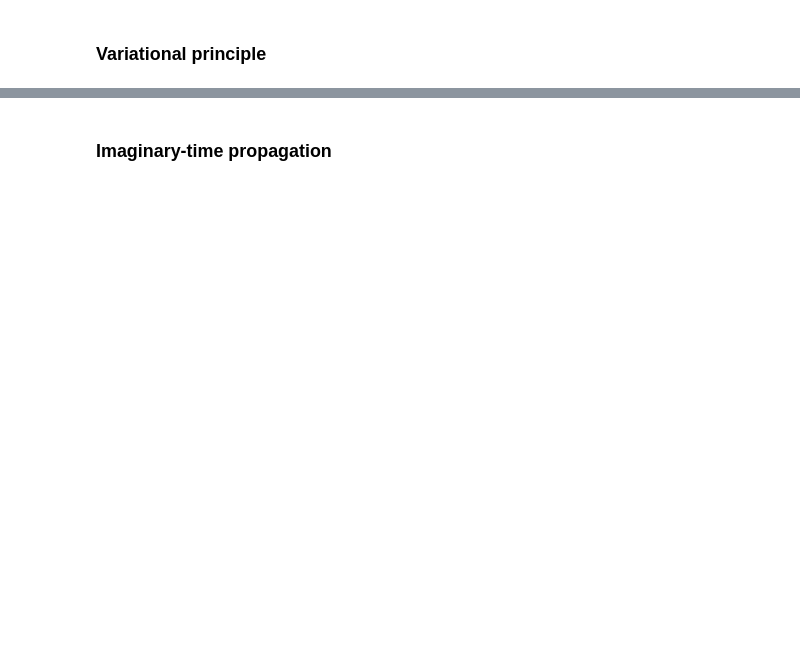
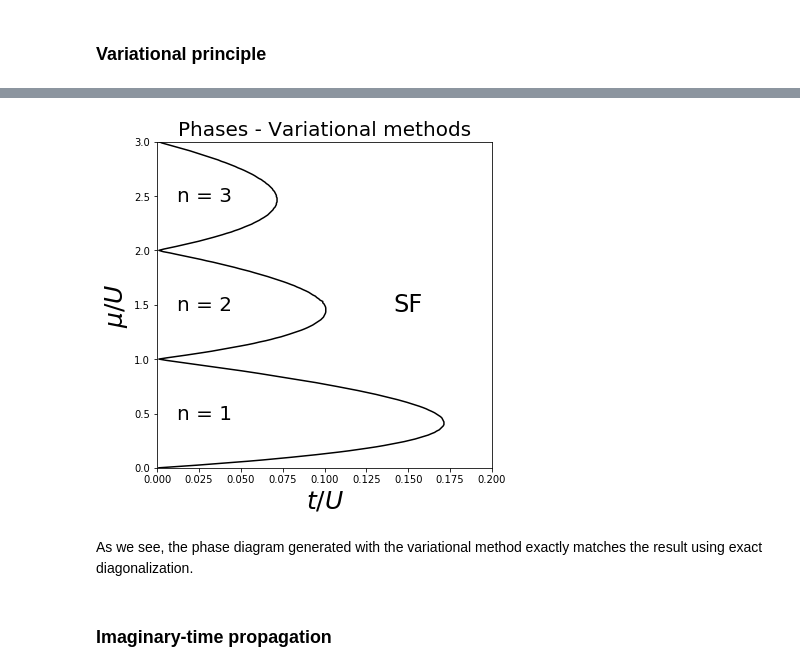
Before and after one commit to AlexanderHickey/PHYS581, a Jupyter notebook: Final project - Bose Hubbard/Final Project.ipynb, the cells around one changed output, grey strips where cells are left out. Saved outputs shown, nothing was run; the diff lists cells and outputs as text; code cells hidden in the pictures; blank space fills up the shorter version.

```diff
--- a/Final project - Bose Hubbard/Final Project.ipynb
+++ b/Final project - Bose Hubbard/Final Project.ipynb
@@ -139,2 +303,37 @@ $$| \phi_0 \rangle = \sum_{x=0}^N \beta_x | x \rangle.$$ Then $$\psi = \langle \
+# %%
+#Import module I wrote for variational calculations
+import variational
+
+#Count number of local CPUs
+NCPU = psutil.cpu_count()
+
+#Define list of chemical potentials to search over
+mulist = np.linspace(0.001,3.0,250)
+
+#Need to include this if statement for some reason...
+if __name__ == '__main__':
+
+    with Pool(NCPU) as p:
+
+        #Compute boundary points using exact diagonalization
+        bd = p.map(variational.bd, mulist)
+# %%
+plt.figure(figsize=(6,6))
+plt.plot(bd,mulist,color = 'black')
+plt.title('Phases - Variational methods',fontsize = 20)
+plt.xlabel('$t/U$',fontsize = 25)
+plt.ylabel('$\mu /U$',fontsize = 25)
+plt.xlim(0,0.2)
+plt.ylim(np.min(mulist),np.max(mulist))
+
+plt.text(0.15,3/2, 'SF', size=24, ha='center', va='center')
+for n in range(1,4):
+    plt.text(0.028, n-0.5, 'n = {}'.format(n), size=20, ha='center', va='center')
+
+plt.show()
+# %% [output]
+[figure, added]
+# %% [markdown]
+As we see, the phase diagram generated with the variational method exactly matches the result using exact diagonalization.
 # %% [markdown]
 ### Imaginary-time propagation
```
Also changed, not shown: parts of 23 cells of this notebook, 5 other files.
